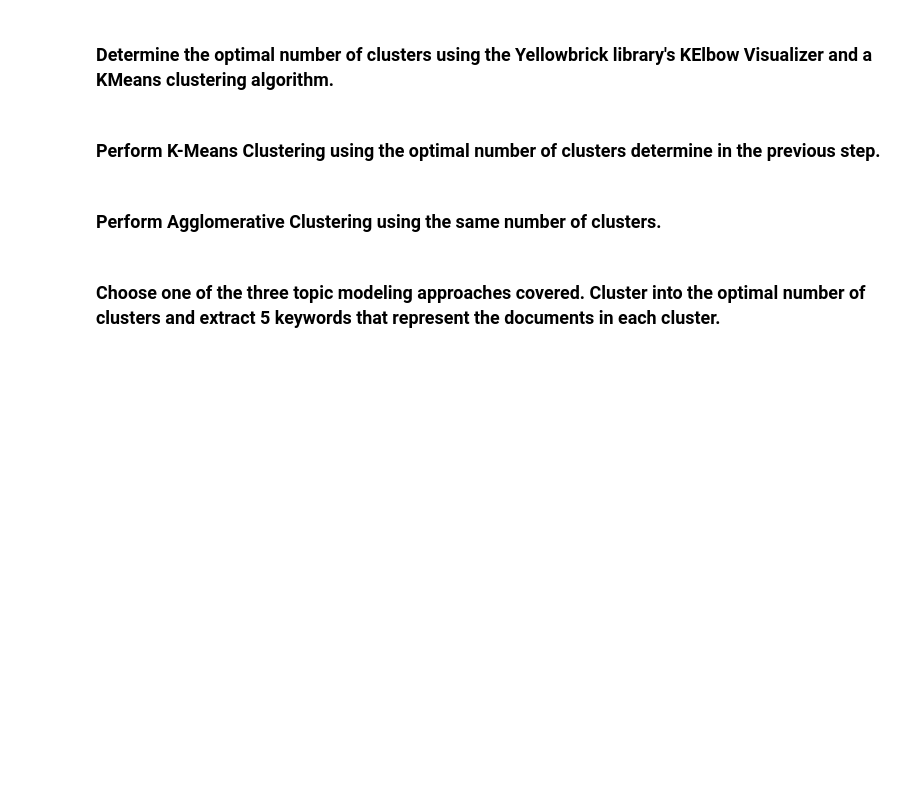
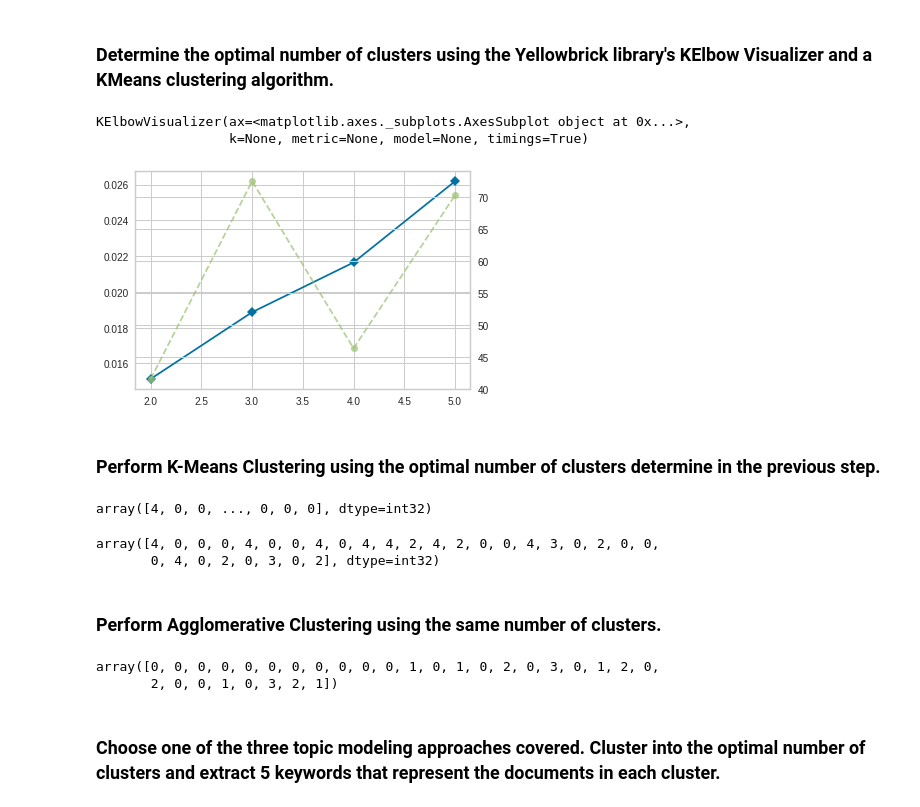
Before and after one commit to ssmcnatt/pair-work, a Jupyter notebook: week13/Day_74,_Lecture_2_Assignment.ipynb, the cells around one changed output. Drawn from its saved outputs; the diff is of its cells as text; code cells hidden in the pictures; blank space fills up the shorter version.

```diff
--- a/week13/Day_74,_Lecture_2_Assignment.ipynb
+++ b/week13/Day_74,_Lecture_2_Assignment.ipynb
@@ -31,7 +44,7 @@ def preprocess(docs):
 # %% [markdown]
 ### Ingest the company_profiles data set into a corpus.
 # %%
-path = 'company_profiles'
+path = '/content/drive/My Drive/Thinkful Data Science/Assignments/company_profiles'
 DOC_PATTERN = r'.*\.txt'
 
 corpus = PlaintextCorpusReader(path, DOC_PATTERN)
@@ -57,8 +70,37 @@ preprocessed
+# %%
+vectorizer = TfidfVectorizer()
+vectorized = vectorizer.fit_transform(preprocessed)
 # %% [markdown]
 ### Determine the optimal number of clusters using the Yellowbrick library's KElbow Visualizer and a KMeans clustering algorithm.
+# %%
+model = KMeans()
+visualizer = KElbowVisualizer(model, k=(2,6), metric='silhouette')
+
+visualizer.fit(vectorized)
+# %% [output]
+KElbowVisualizer(ax=<matplotlib.axes._subplots.AxesSubplot object at 0x...>,
+                 k=None, metric=None, model=None, timings=True)
+[figure, added]
 # %% [markdown]
 ### Perform K-Means Clustering using the optimal number of clusters determine in the previous step.
+# %%
+model = KMeans(n_clusters=5)
+clusters = model.fit_predict(vectorized)
+# %% [output]
+array([4, 0, 0, ..., 0, 0, 0], dtype=int32)
+# %%
+clusters[0:30]
+# %% [output]
+array([4, 0, 0, 0, 4, 0, 0, 4, 0, 4, 4, 2, 4, 2, 0, 0, 4, 3, 0, 2, 0, 0,
+       0, 4, 0, 2, 0, 3, 0, 2], dtype=int32)
 # %% [markdown]
 ### Perform Agglomerative Clustering using the same number of clusters.
+# %%
+model_agg = AgglomerativeClustering(n_clusters=5)
+clusters_agg = model_agg.fit_predict(vectorized.toarray())
+clusters_agg[0:30]
+# %% [output]
+array([0, 0, 0, 0, 0, 0, 0, 0, 0, 0, 0, 1, 0, 1, 0, 2, 0, 3, 0, 1, 2, 0,
+       2, 0, 0, 1, 0, 3, 2, 1])
 # %% [markdown]
 ### Choose one of the three topic modeling approaches covered. Cluster into the optimal number of clusters and extract 5 keywords that represent the documents in each cluster.
```
Also changed, not shown: parts of 6 cells of this notebook.
